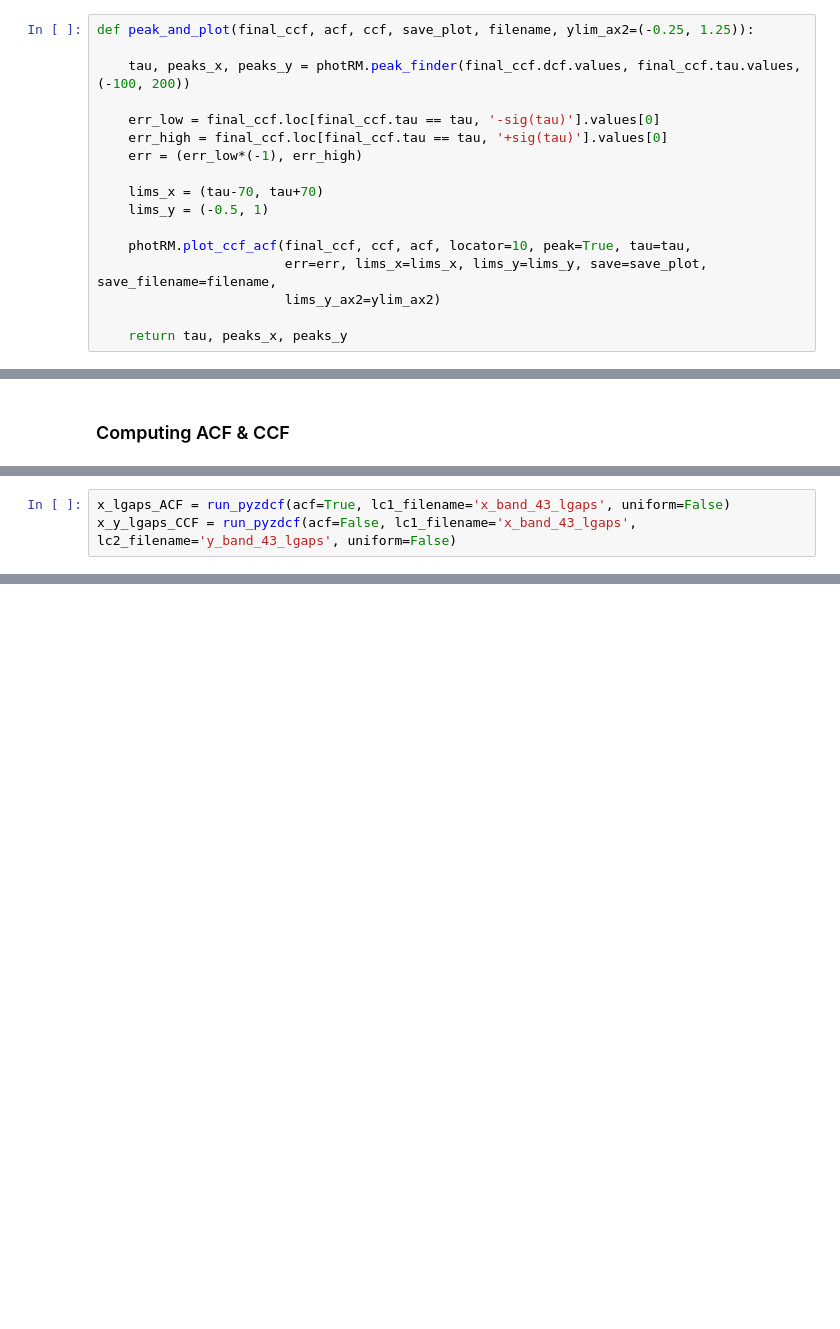
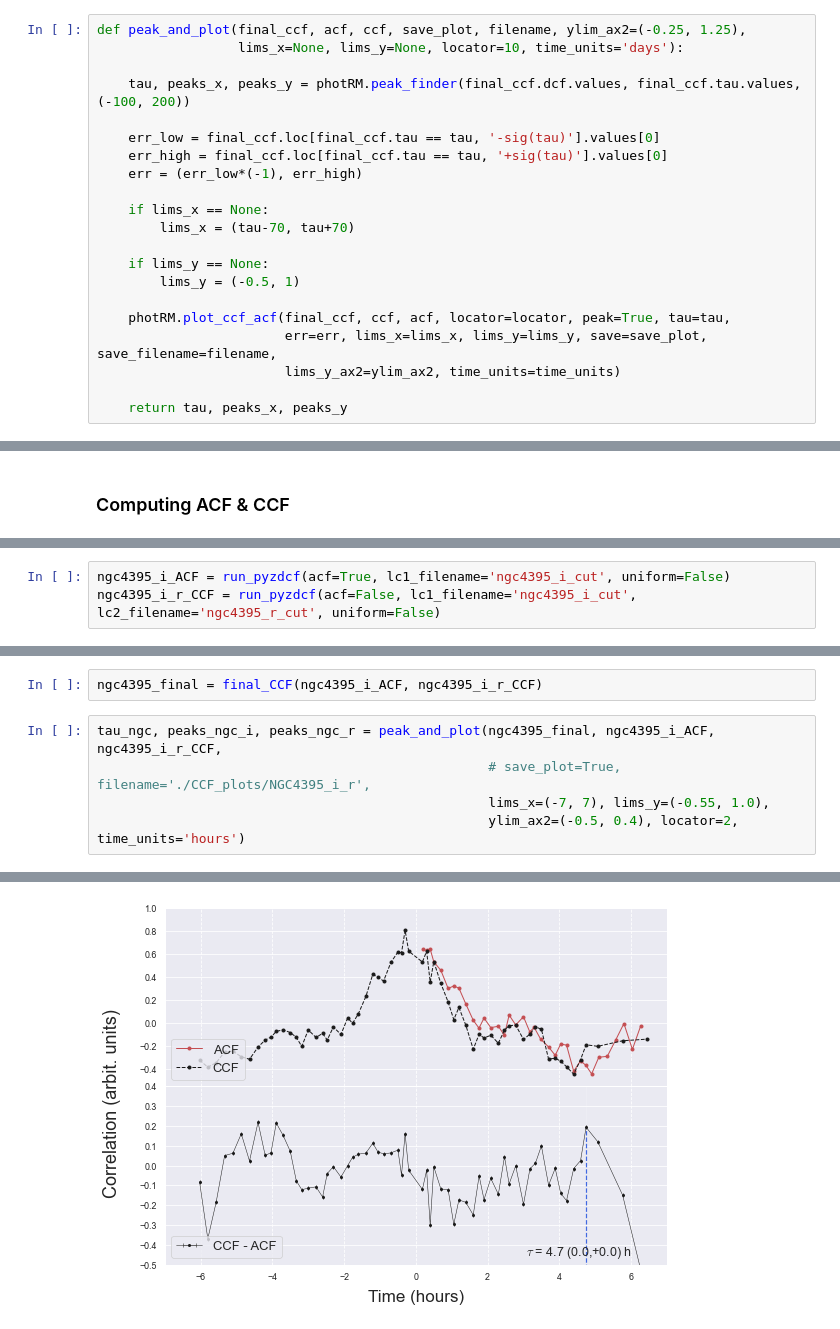
Before and after one commit to NicoGalvarino/AGN_Tutorials_Git, a Jupyter notebook: Tutorial_5_RevMap/RM_tutorial_pyzdcf.ipynb, the cells around one changed output, grey strips where cells are left out. Drawn from its saved outputs; the diff is of its cells as text; blank space fills up the shorter version.

```diff
--- a/Tutorial_5_RevMap/RM_tutorial_pyzdcf.ipynb
+++ b/Tutorial_5_RevMap/RM_tutorial_pyzdcf.ipynb
@@ -353,7 +354,8 @@ Max. peak:  33.0
 Peak candidates (x-axis vals):  [115. 189.]
 Max. peak:  115.0
 # %%
-def peak_and_plot(final_ccf, acf, ccf, save_plot, filename, ylim_ax2=(-0.25, 1.25)):
+def peak_and_plot(final_ccf, acf, ccf, save_plot, filename, ylim_ax2=(-0.25, 1.25),
+                  lims_x=None, lims_y=None, locator=10, time_units='days'):
 
     tau, peaks_x, peaks_y = photRM.peak_finder(final_ccf.dcf.values, final_ccf.tau.values, (-100, 200))
 
@@ -361,12 +363,15 @@ def peak_and_plot(final_ccf, acf, ccf, save_plot, filename, ylim_ax2=(-0.25, 1.2
     err_high = final_ccf.loc[final_ccf.tau == tau, '+sig(tau)'].values[0]
     err = (err_low*(-1), err_high)
 
-    lims_x = (tau-70, tau+70)
-    lims_y = (-0.5, 1)
+    if lims_x == None:
+        lims_x = (tau-70, tau+70)
 
-    photRM.plot_ccf_acf(final_ccf, ccf, acf, locator=10, peak=True, tau=tau,
+    if lims_y == None:
+        lims_y = (-0.5, 1)
+
+    photRM.plot_ccf_acf(final_ccf, ccf, acf, locator=locator, peak=True, tau=tau,
                         err=err, lims_x=lims_x, lims_y=lims_y, save=save_plot, save_filename=filename,
-                        lims_y_ax2=ylim_ax2)
+                        lims_y_ax2=ylim_ax2, time_units=time_units)
 
     return tau, peaks_x, peaks_y
 # %%
@@ -805,3 +922,3 @@ plt.show()
 # %%
-x_lgaps_ACF = run_pyzdcf(acf=True, lc1_filename='x_band_43_lgaps', uniform=False)
-x_y_lgaps_CCF = run_pyzdcf(acf=False, lc1_filename='x_band_43_lgaps', lc2_filename='y_band_43_lgaps', uniform=False)
+ngc4395_i_ACF = run_pyzdcf(acf=True, lc1_filename='ngc4395_i_cut', uniform=False)
+ngc4395_i_r_CCF = run_pyzdcf(acf=False, lc1_filename='ngc4395_i_cut', lc2_filename='ngc4395_r_cut', uniform=False)
@@ -807,0 +945,8 @@ x_y_lgaps_CCF = run_pyzdcf(acf=False, lc1_filename='x_band_43_lgaps', lc2_filena
+# %%
+ngc4395_final = final_CCF(ngc4395_i_ACF, ngc4395_i_r_CCF)
+# %%
+tau_ngc, peaks_ngc_i, peaks_ngc_r = peak_and_plot(ngc4395_final, ngc4395_i_ACF, ngc4395_i_r_CCF,
+                                                  # save_plot=True, filename='./CCF_plots/NGC4395_i_r',
+                                                  lims_x=(-7, 7), lims_y=(-0.55, 1.0),
+                                                  ylim_ax2=(-0.5, 0.4), locator=2, time_units='hours')
+# %% [output]
@@ -807,0 +956 @@ x_y_lgaps_CCF = run_pyzdcf(acf=False, lc1_filename='x_band_43_lgaps', lc2_filena
+[figure, added]
```
Also changed, not shown: parts of 19 cells of this notebook, 19 other files.
